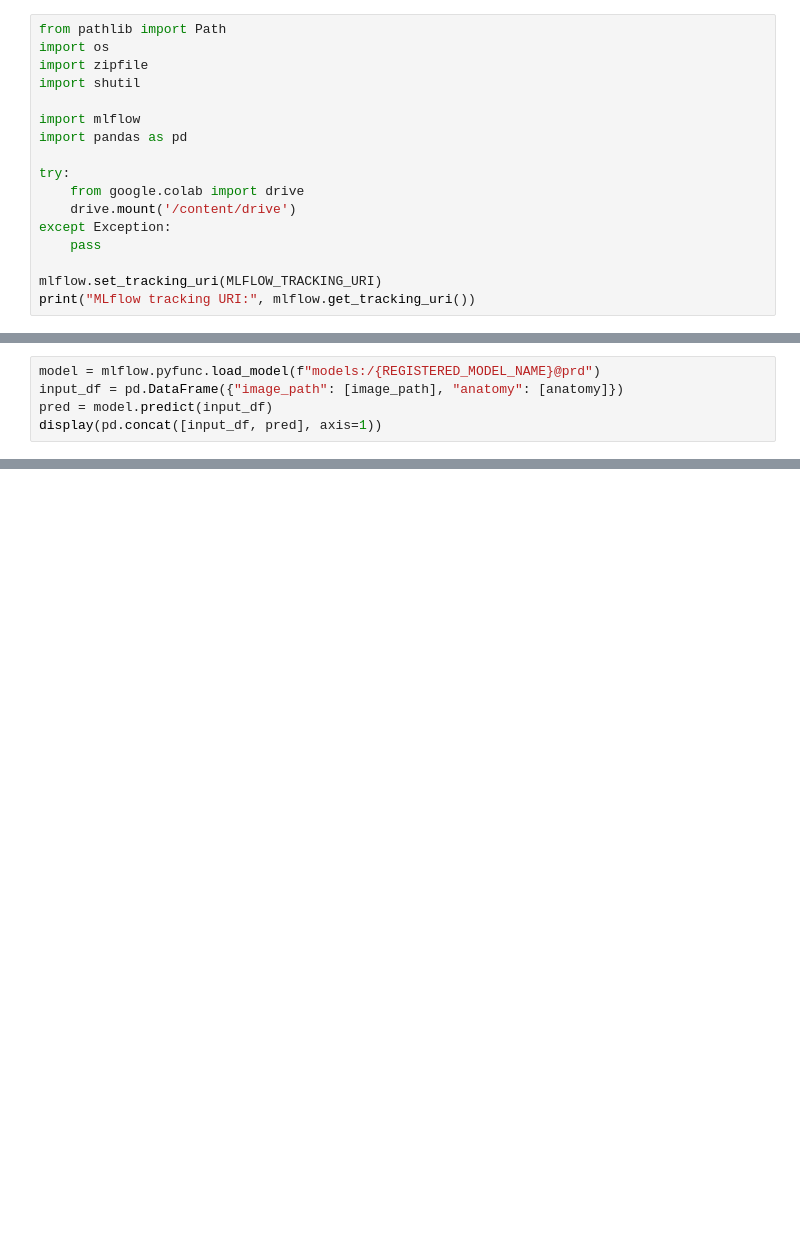
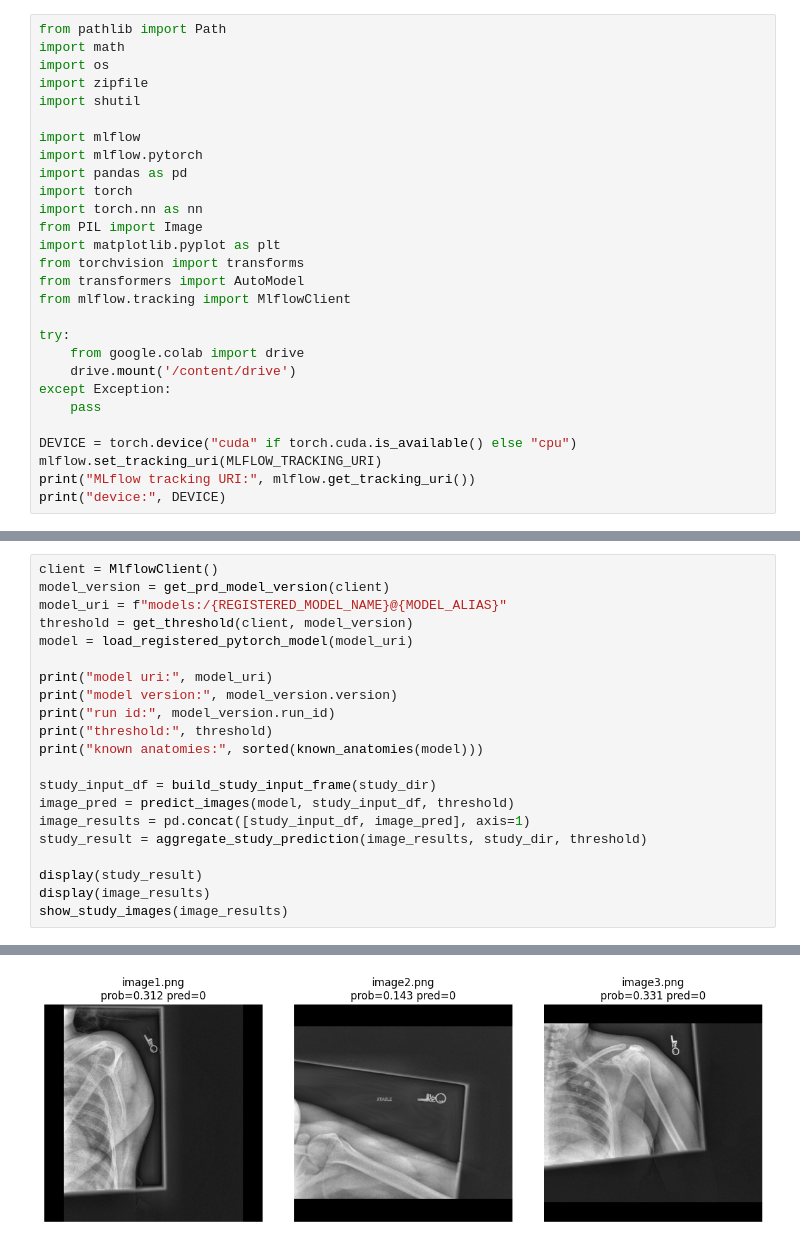
Before and after one commit to Year-project-team-2-Topic-12/Project2025, a Jupyter notebook: notebooks/CP_7_03_MURA_DINOv2_PRD_Predict_Colab.ipynb, the cells around one changed output, grey strips where cells are left out. Drawn from its saved outputs; the diff is of its cells as text; blank space fills up the shorter version.

```diff
--- a/notebooks/CP_7_03_MURA_DINOv2_PRD_Predict_Colab.ipynb
+++ b/notebooks/CP_7_03_MURA_DINOv2_PRD_Predict_Colab.ipynb
@@ -19,11 +19,20 @@ SAMPLE_ANATOMY = ""     # leave empty to infer from path
 # %%
 from pathlib import Path
+import math
 import os
 import zipfile
 import shutil
 
 import mlflow
+import mlflow.pytorch
 import pandas as pd
+import torch
+import torch.nn as nn
+from PIL import Image
+import matplotlib.pyplot as plt
+from torchvision import transforms
+from transformers import AutoModel
+from mlflow.tracking import MlflowClient
 
 try:
     from google.colab import drive
@@ -31,5 +40,7 @@ try:
 except Exception:
     pass
 
+DEVICE = torch.device("cuda" if torch.cuda.is_available() else "cpu")
 mlflow.set_tracking_uri(MLFLOW_TRACKING_URI)
 print("MLflow tracking URI:", mlflow.get_tracking_uri())
+print("device:", DEVICE)
@@ -97,5 +141,0 @@ print("sample:", image_path, anatomy)
-# %%
-model = mlflow.pyfunc.load_model(f"models:/{REGISTERED_MODEL_NAME}@prd")
-input_df = pd.DataFrame({"image_path": [image_path], "anatomy": [anatomy]})
-pred = model.predict(input_df)
-display(pd.concat([input_df, pred], axis=1))
@@ -101,0 +328,22 @@ display(pd.concat([input_df, pred], axis=1))
+# %%
+client = MlflowClient()
+model_version = get_prd_model_version(client)
+model_uri = f"models:/{REGISTERED_MODEL_NAME}@{MODEL_ALIAS}"
+threshold = get_threshold(client, model_version)
+model = load_registered_pytorch_model(model_uri)
+
+print("model uri:", model_uri)
+print("model version:", model_version.version)
+print("run id:", model_version.run_id)
+print("threshold:", threshold)
+print("known anatomies:", sorted(known_anatomies(model)))
+
+study_input_df = build_study_input_frame(study_dir)
+image_pred = predict_images(model, study_input_df, threshold)
+image_results = pd.concat([study_input_df, image_pred], axis=1)
+study_result = aggregate_study_prediction(image_results, study_dir, threshold)
+
+display(study_result)
+display(image_results)
+show_study_images(image_results)
+# %% [output]
@@ -101,0 +361 @@ display(pd.concat([input_df, pred], axis=1))
+[figure, added]
```
Also changed, not shown: parts of 9 cells of this notebook.
